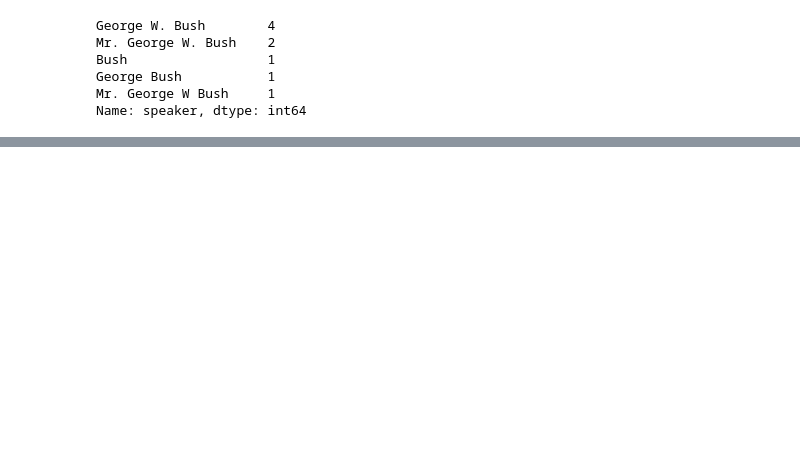
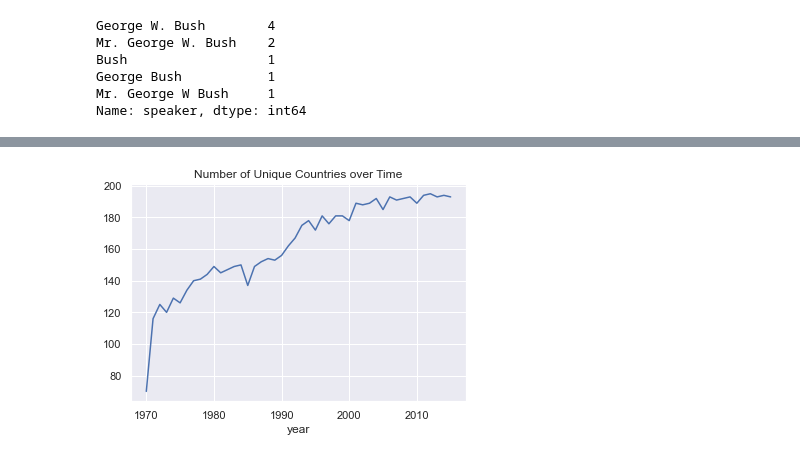
Before and after one commit to Jspano95/un_speeches_nlp_analysis, a Jupyter notebook: 1-UN-speeches-initial-exploratory-data-visuals.ipynb, the cells around one changed output, grey strips where cells are left out. Saved outputs shown, nothing was run; the diff lists cells and outputs as text; code cells hidden in the pictures; blank space fills up the shorter version.

```diff
--- a/1-UN-speeches-exploratory-data-analysis.ipynb
+++ b/1-UN-speeches-initial-exploratory-data-visuals.ipynb
@@ -3,6 +3,7 @@ import pandas as pd
 import numpy as np
 import seaborn as sns
 import matplotlib.pyplot as plt
+sns.set_theme()
 # %%
 # in subsequent iterations
 df = pd.read_pickle('df_un_general_debates.pkl')
@@ -168,0 +173,5 @@ Name: speaker, dtype: int64
+# %%
+# countries participating by year
+df.groupby('year').size().plot(title="Number of Unique Countries over Time");
+# %% [output]
+[figure, added]
```
Also changed, not shown: parts of 5 cells of this notebook, 1 other file.
